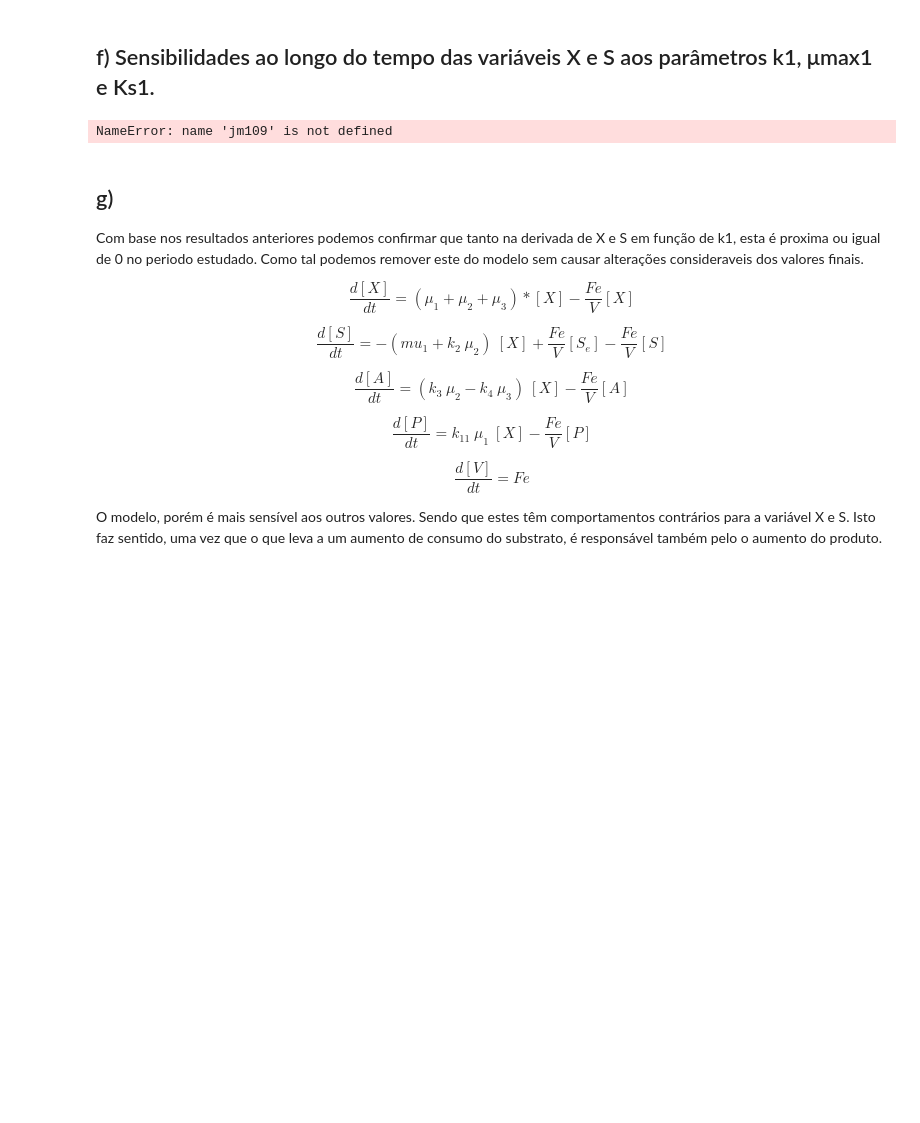
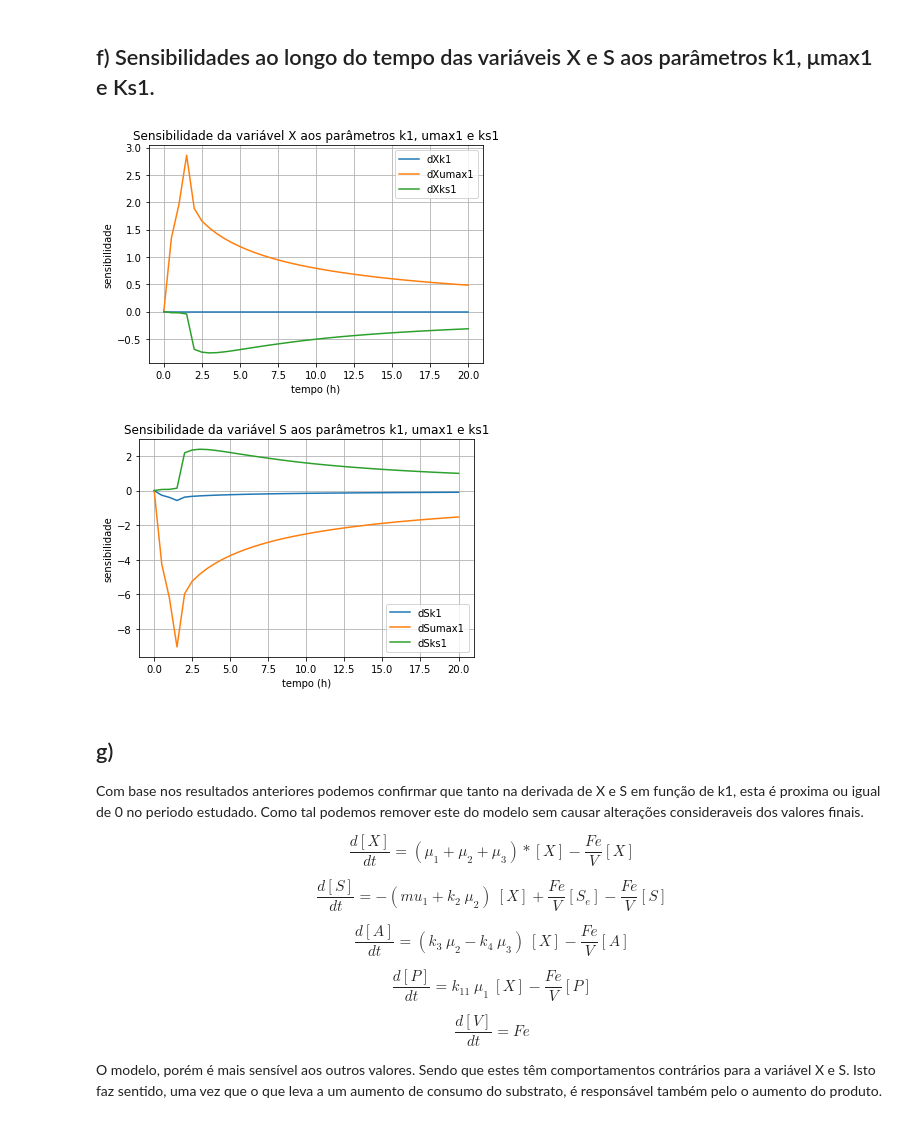
Before and after one commit to DiogoM1/MBINF_MPB_projeto, a Jupyter notebook: ficha.ipynb, the cells around one changed output. Drawn from its saved outputs; the diff is of its cells as text; code cells hidden in the pictures; blank space fills up the shorter version.

```diff
--- a/ficha.ipynb
+++ b/ficha.ipynb
@@ -390,7 +415,7 @@ y0 = [ 1, 0, 0, 0, 3] # PR Has been removed as it is not useful, it has not been
 Fe, Se = 0.5, 300
 
 # params = params
-k1, umax1, ks1 = 3.164, 0.3, 0.2
+k1, umax1, ks1 = 41.12039287713514, 0.126692533253695, 0.2
 params = [k1, umax1, ks1]
 
 # k parameters except k1
@@ -479,34 +504,35 @@ k1, umax1, ks1= 3.164, 0.3, 0.2
 dX = np.zeros((41,3))
 dX[:,0] = dXk1(Y[:,0],Y[:,1],k1, umax1, ks1)
 dX[:,1] = dXumax1(Y[:,0],Y[:,1],k1, umax1, ks1)
 dX[:,2] = dXks1(Y[:,0],Y[:,1],k1, umax1, ks1)
 
 dS = np.zeros((41,3))
 dS[:,0] = dSk1(Y[:,0],Y[:,1],k1, umax1, ks1)
 dS[:,1] = dSumax1(Y[:,0],Y[:,1],k1, umax1, ks1)
 dS[:,2] = dSks1(Y[:,0],Y[:,1],k1, umax1, ks1)
 
 
 # Consider using matplotlib for plotting.
 labels = ['dXk1', 'dXumax1', 'dXks1']
 fig, ax = plt.subplots()
 ax.plot(T, dX)
 ax.legend(labels)
 ax.set(xlabel='tempo (h)', ylabel='sensibilidade',title='Sensibilidade da variável X aos parâmetros k1, umax1 e ks1')
 ax.grid()
 fig.savefig("jm109_x_sense.png", dpi=300)
 plt.show()
 
 labels = ['dSk1', 'dSumax1', 'dSks1']
 fig, ax = plt.subplots()
 ax.plot(T, dS)
 ax.legend(labels)
 ax.set(xlabel='tempo (h)', ylabel='sensibilidade',title='Sensibilidade da variável S aos parâmetros k1, umax1 e ks1')
 ax.grid()
 fig.savefig("jm109_s_sense.png", dpi=300)
 plt.show()
 # %% [output]
-NameError: name 'jm109' is not defined
+[figure, added]
+[figure, added]
 # %% [markdown]
 ## g)
 
```
Also changed, not shown: parts of 5 cells of this notebook.
